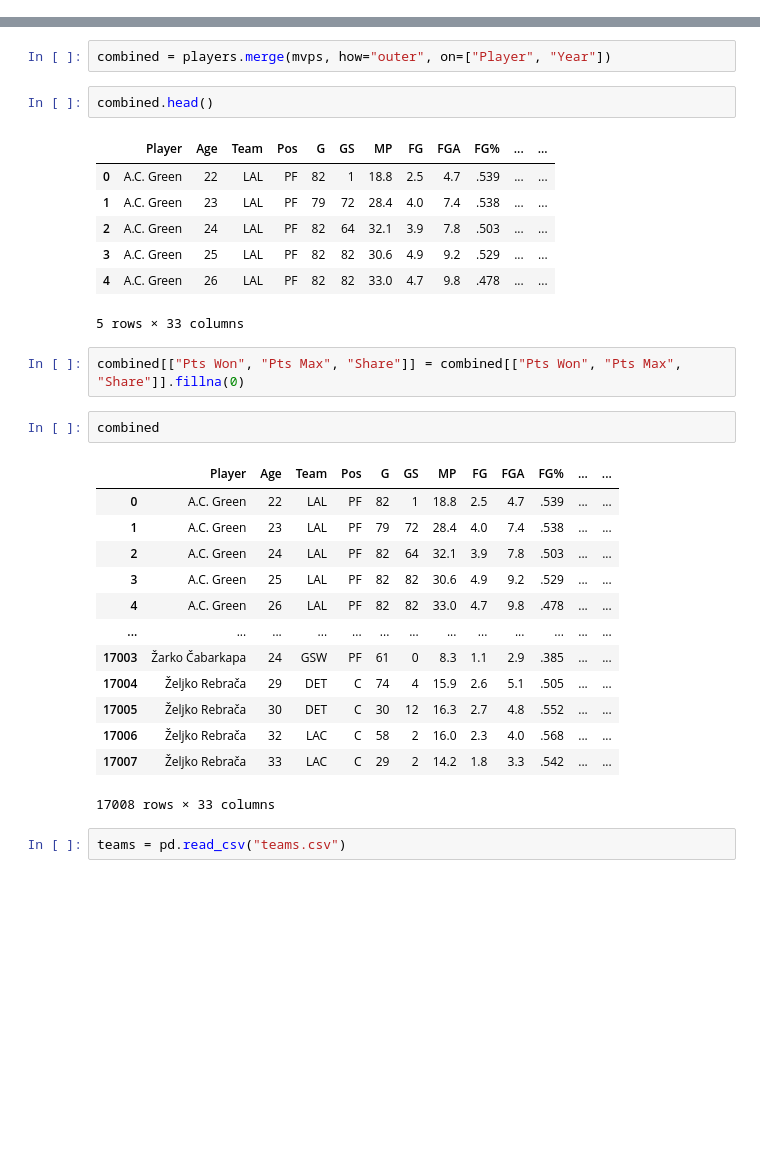
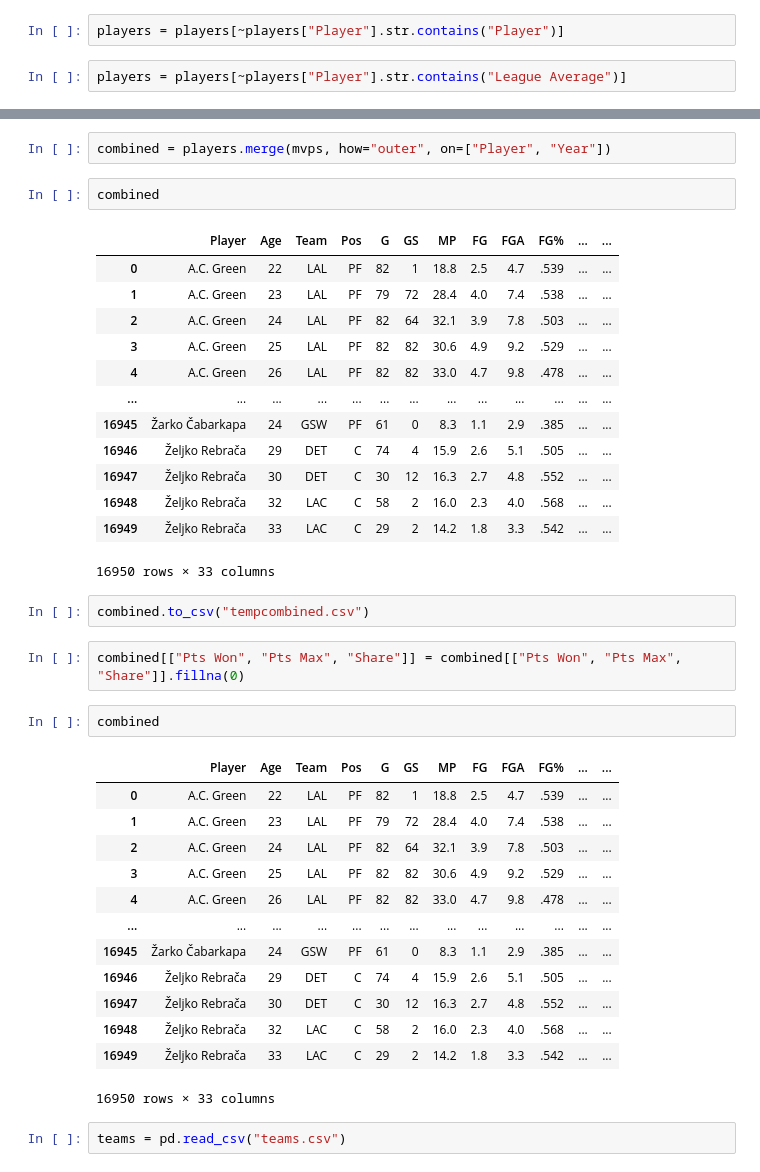
Before and after one commit to SalyanKarki/NBA-MVP-2025, a Jupyter notebook: NBAMVP/data_cleaning.ipynb, the cells around one changed output, grey strips where cells are left out. Cells and saved outputs as stored; diff of their text form; blank space fills up the shorter version.

```diff
--- a/NBAMVP/data_cleaning.ipynb
+++ b/NBAMVP/data_cleaning.ipynb
@@ -79,3 +79,7 @@ del players["Awards"]
+# %%
+players = players[~players["Player"].str.contains("Player")]
+# %%
+players = players[~players["Player"].str.contains("League Average")]
 # %%
 players
 # %% [output]
@@ -188,15 +195,23 @@ players
 # %%
 combined = players.merge(mvps, how="outer", on=["Player", "Year"])
 # %%
-combined.head()
+combined
 # %% [output]
 |  | Player | Age | Team | Pos | G | GS | MP | FG | FGA | FG% | ... | ... |
 | 0 | A.C. Green | 22 | LAL | PF | 82 | 1 | 18.8 | 2.5 | 4.7 | .539 | ... | ... |
 | 1 | A.C. Green | 23 | LAL | PF | 79 | 72 | 28.4 | 4.0 | 7.4 | .538 | ... | ... |
 | 2 | A.C. Green | 24 | LAL | PF | 82 | 64 | 32.1 | 3.9 | 7.8 | .503 | ... | ... |
 | 3 | A.C. Green | 25 | LAL | PF | 82 | 82 | 30.6 | 4.9 | 9.2 | .529 | ... | ... |
 | 4 | A.C. Green | 26 | LAL | PF | 82 | 82 | 33.0 | 4.7 | 9.8 | .478 | ... | ... |
+| ... | ... | ... | ... | ... | ... | ... | ... | ... | ... | ... | ... | ... |
+| 16945 | Žarko Čabarkapa | 24 | GSW | PF | 61 | 0 | 8.3 | 1.1 | 2.9 | .385 | ... | ... |
+| 16946 | Željko Rebrača | 29 | DET | C | 74 | 4 | 15.9 | 2.6 | 5.1 | .505 | ... | ... |
+| 16947 | Željko Rebrača | 30 | DET | C | 30 | 12 | 16.3 | 2.7 | 4.8 | .552 | ... | ... |
+| 16948 | Željko Rebrača | 32 | LAC | C | 58 | 2 | 16.0 | 2.3 | 4.0 | .568 | ... | ... |
+| 16949 | Željko Rebrača | 33 | LAC | C | 29 | 2 | 14.2 | 1.8 | 3.3 | .542 | ... | ... |
-5 rows × 33 columns
+16950 rows × 33 columns
+# %%
+combined.to_csv("tempcombined.csv")
 # %%
 combined[["Pts Won", "Pts Max", "Share"]] = combined[["Pts Won", "Pts Max", "Share"]].fillna(0)
 # %%
@@ -209,12 +224,12 @@ combined
 | 3 | A.C. Green | 25 | LAL | PF | 82 | 82 | 30.6 | 4.9 | 9.2 | .529 | ... | ... |
 | 4 | A.C. Green | 26 | LAL | PF | 82 | 82 | 33.0 | 4.7 | 9.8 | .478 | ... | ... |
 | ... | ... | ... | ... | ... | ... | ... | ... | ... | ... | ... | ... | ... |
-| 17003 | Žarko Čabarkapa | 24 | GSW | PF | 61 | 0 | 8.3 | 1.1 | 2.9 | .385 | ... | ... |
-| 17004 | Željko Rebrača | 29 | DET | C | 74 | 4 | 15.9 | 2.6 | 5.1 | .505 | ... | ... |
-| 17005 | Željko Rebrača | 30 | DET | C | 30 | 12 | 16.3 | 2.7 | 4.8 | .552 | ... | ... |
-| 17006 | Željko Rebrača | 32 | LAC | C | 58 | 2 | 16.0 | 2.3 | 4.0 | .568 | ... | ... |
-| 17007 | Željko Rebrača | 33 | LAC | C | 29 | 2 | 14.2 | 1.8 | 3.3 | .542 | ... | ... |
+| 16945 | Žarko Čabarkapa | 24 | GSW | PF | 61 | 0 | 8.3 | 1.1 | 2.9 | .385 | ... | ... |
+| 16946 | Željko Rebrača | 29 | DET | C | 74 | 4 | 15.9 | 2.6 | 5.1 | .505 | ... | ... |
+| 16947 | Željko Rebrača | 30 | DET | C | 30 | 12 | 16.3 | 2.7 | 4.8 | .552 | ... | ... |
+| 16948 | Željko Rebrača | 32 | LAC | C | 58 | 2 | 16.0 | 2.3 | 4.0 | .568 | ... | ... |
+| 16949 | Željko Rebrača | 33 | LAC | C | 29 | 2 | 14.2 | 1.8 | 3.3 | .542 | ... | ... |
-17008 rows × 33 columns
+16950 rows × 33 columns
 # %%
 teams = pd.read_csv("teams.csv")
 # %%
```
Also changed, not shown: parts of 43 cells of this notebook, 47 other files.
